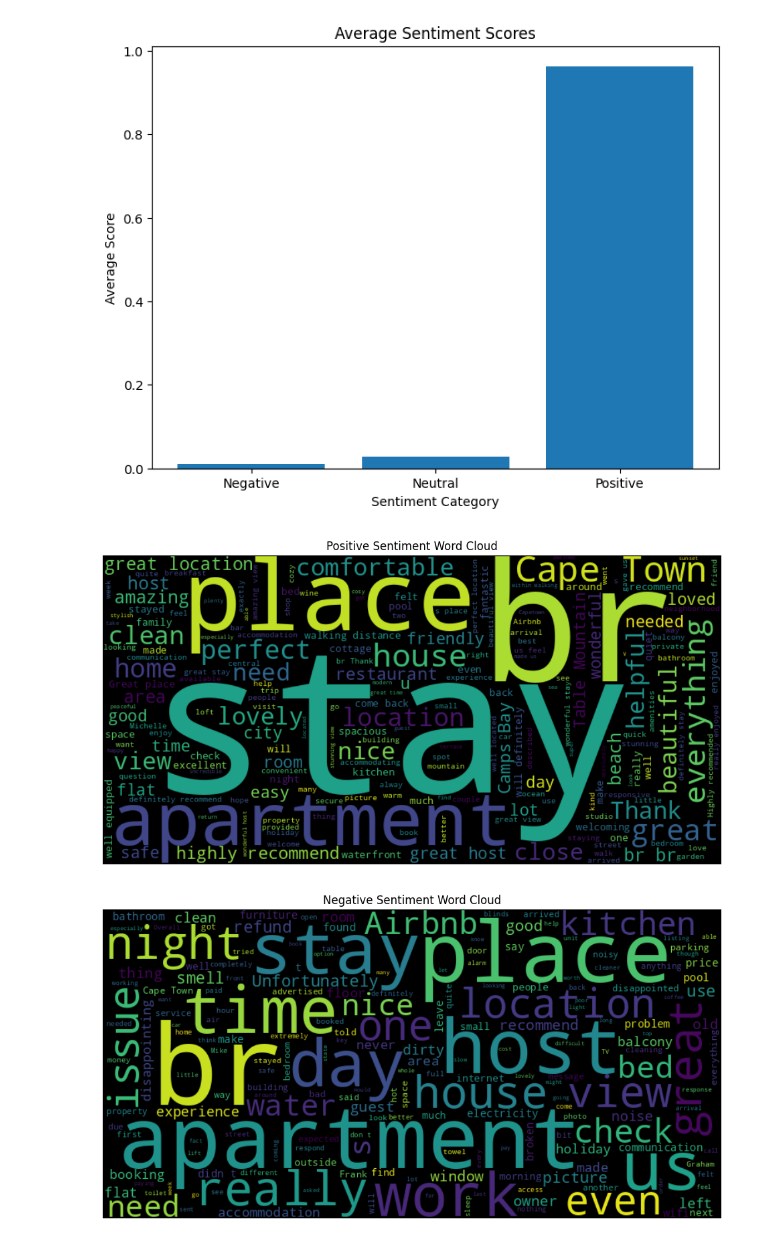
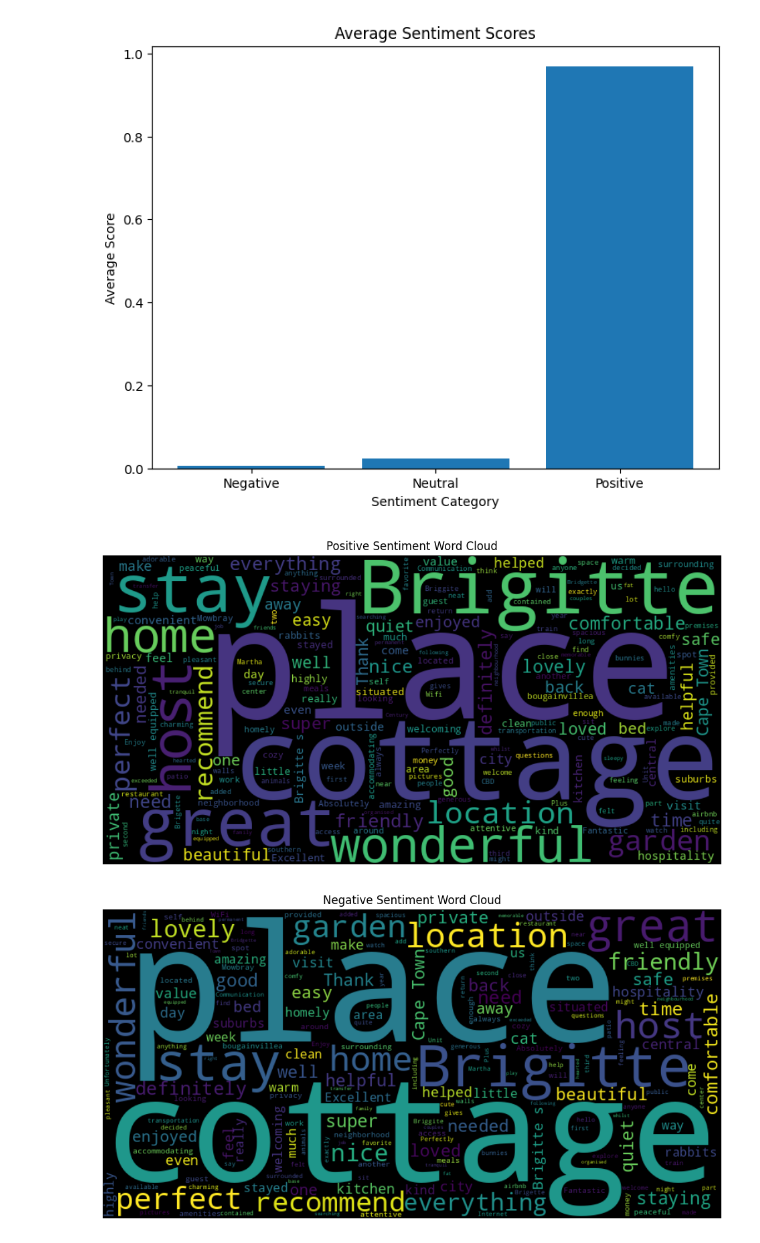
Before and after one commit to nkosanamolefe/machine-learning, a Jupyter notebook: review-sentiment-analysis/review_sentiment_analysis.ipynb, the cells around one changed output. Saved outputs shown, nothing was run; the diff lists cells and outputs as text; code cells hidden in the pictures.

```diff
--- a/review-sentiment-analysis/review_sentiment_analysis.ipynb
+++ b/review-sentiment-analysis/review_sentiment_analysis.ipynb
@@ -207,7 +231,7 @@ def polarity_scores_roberta(example):
   return scores_dict
 # %%
 results = {}
-for i, row in tqdm(df_english.iterrows(), total=len(df_english)):
+for i, row in tqdm(filtered_reviews.iterrows(), total=len(filtered_reviews)):
   try:
     text = row['cleaned_comments']
     myid = row['id']
@@ -236,7 +246,7 @@ Broke for id 29552557
 # %%
 results_df = pd.DataFrame(results).T
 results_df = results_df.reset_index().rename(columns={'index': 'id'})
-results_df = df_english.merge(results_df, how='left')
+results_df = filtered_reviews.merge(results_df, how='left')
 # %%
 results_df.head()
 # %% [output]
@@ -298,7 +258,0 @@ results_df.to_csv('reviews_results.csv', index=False)
-# %%
-results_df['date_column'] = pd.to_datetime(results_df['date'])
-beginning_date = results_df['date_column'].min()
-ending_date = results_df['date_column'].max()
-
-print("Beginning Date:", beginning_date)
-print("Ending Date:", ending_date)
@@ -307,0 +259,28 @@ Ending Date: 2023-12-28 00:00:00
+# %%
+# Visualize guest satisfaction trends
+
+# Convert 'date' column to datetime objects if it's not already
+results_df['date'] = pd.to_datetime(results_df['date'])
+
+# Group by year and calculate the mean sentiment scores
+yearly_sentiment = results_df.groupby(results_df['date'].dt.year)[['roberta_neg', 'roberta_neu', 'roberta_pos']].mean()
+
+plt.figure(figsize=(12, 8))
+
+# Plot negative sentiment
+sns.lineplot(x=yearly_sentiment.index, y=yearly_sentiment['roberta_neg'], label='Negative Sentiment', marker='o')
+
+# Plot neutral sentiment
+sns.lineplot(x=yearly_sentiment.index, y=yearly_sentiment['roberta_neu'], label='Neutral Sentiment', marker='o')
+
+# Plot positive sentiment
+sns.lineplot(x=yearly_sentiment.index, y=yearly_sentiment['roberta_pos'], label='Positive Sentiment', marker='o')
+
+plt.title('Guest Satisfaction Trends Over Time (Yearly Averages)', fontsize=16)
+plt.xlabel('Year', fontsize=14)
+plt.ylabel('Average Sentiment Score', fontsize=14)
+plt.xticks(yearly_sentiment.index, rotation=45)  # Show all years on x-axis and rotate for readability
+plt.legend(title='Sentiment', fontsize=12) # Add legend title
+plt.grid(True, linestyle='--', alpha=0.5) # Add grid for better readability
+plt.tight_layout()  # Adjust layout to prevent labels from overlapping
+plt.show()
@@ -360,29 +341,29 @@ plt.show()
 # %%
 from wordcloud import WordCloud
 
-# Assuming you have the original review text in a column called 'comments' in your DataFrame
+# Assuming you have the original review text in a column called 'cleaned_comments' in your DataFrame
 # and 'results_df' contains sentiment scores
 
 # Create separate lists of reviews for each sentiment category
-positive_reviews = results_df[results_df['roberta_pos'] > 0.5]['comments'].tolist()
-negative_reviews = results_df[results_df['roberta_neg'] > 0.5]['comments'].tolist()
+positive_reviews = results_df[results_df['roberta_pos'] > 0.5]['cleaned_comments'].tolist()
+negative_reviews = results_df[results_df['roberta_neg'] < 0.5]['cleaned_comments'].tolist()
 
 # Generate word clouds
 positive_wordcloud = WordCloud(width=800, height=400).generate(' '.join(positive_reviews))
 negative_wordcloud = WordCloud(width=800, height=400).generate(' '.join(negative_reviews))
 
 # Plot word clouds
 plt.figure(figsize=(12, 6))
 plt.imshow(positive_wordcloud, interpolation='bilinear')
 plt.title('Positive Sentiment Word Cloud')
 plt.axis('off')
 plt.show()
 
 plt.figure(figsize=(12, 6))
 plt.imshow(negative_wordcloud, interpolation='bilinear')
 plt.title('Negative Sentiment Word Cloud')
 plt.axis('off')
 plt.show()
 # %% [output]
-[figure, old version]
+[figure, new version]
-[figure, old version]
+[figure, new version]
```
Also changed, not shown: parts of 19 cells of this notebook.
